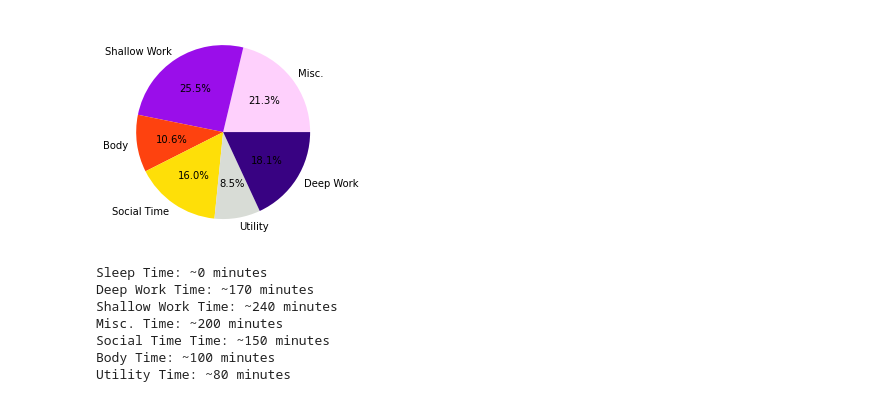
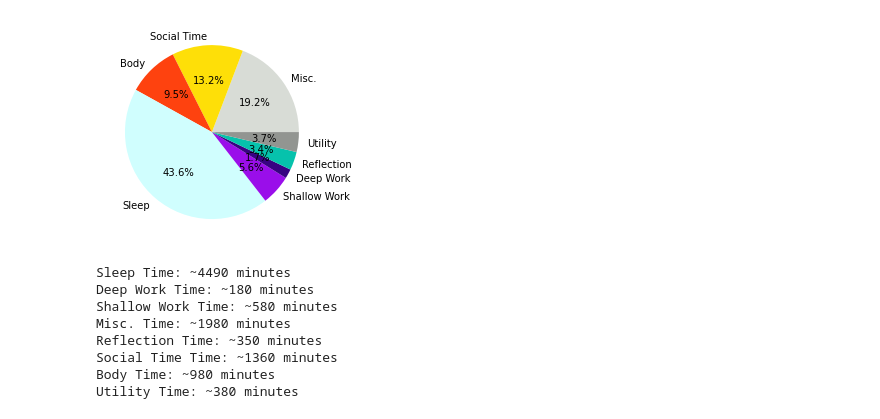
Before and after one commit to ketan0/100-blocks, a Jupyter notebook: visualization/viz_experiments.ipynb, the cells around one changed output. Saved outputs shown, nothing was run; the diff lists cells and outputs as text; code cells hidden in the pictures.

```diff
--- a/visualization/viz_experiments.ipynb
+++ b/visualization/viz_experiments.ipynb
@@ -95,26 +96,27 @@ Latest for 10/05/20: 19:26:57
 # %%
 # Pie chart of times spent
 df = load_dynamo_table(DYNAMODB_TABLE_NAME,
-                       start_dt=this_morning_aware)
+                       start_dt=this_morning_aware - timedelta(days=7))
 blocks = extract_blocks(df)
 pie_chart_viz(blocks, ACTIVITY_COLORS)
 # %% [output]
-[figure, old version]
+[figure, new version]
 # %%
 # Approx. minutes spent on each activity
 import numpy as np
 df = load_dynamo_table(DYNAMODB_TABLE_NAME,
-                       start_dt=this_morning_aware)
+                       start_dt=this_morning_aware - timedelta(days=7))
 blocks = extract_blocks(df)
 blocks = np.array(blocks)
 for activity in ACTIVITY_COLORS:
     activity_time = (blocks == activity).sum() * 10
     print(f'{activity} Time: ~{activity_time} minutes')
 # %% [output]
-Sleep Time: ~0 minutes
-Deep Work Time: ~170 minutes
-Shallow Work Time: ~240 minutes
-Misc. Time: ~200 minutes
-Social Time Time: ~150 minutes
-Body Time: ~100 minutes
-Utility Time: ~80 minutes
+Sleep Time: ~4490 minutes
+Deep Work Time: ~180 minutes
+Shallow Work Time: ~580 minutes
+Misc. Time: ~1980 minutes
+Reflection Time: ~350 minutes
+Social Time Time: ~1360 minutes
+Body Time: ~980 minutes
+Utility Time: ~380 minutes
```
Also changed, not shown: parts of 4 cells of this notebook, 1 other file.
